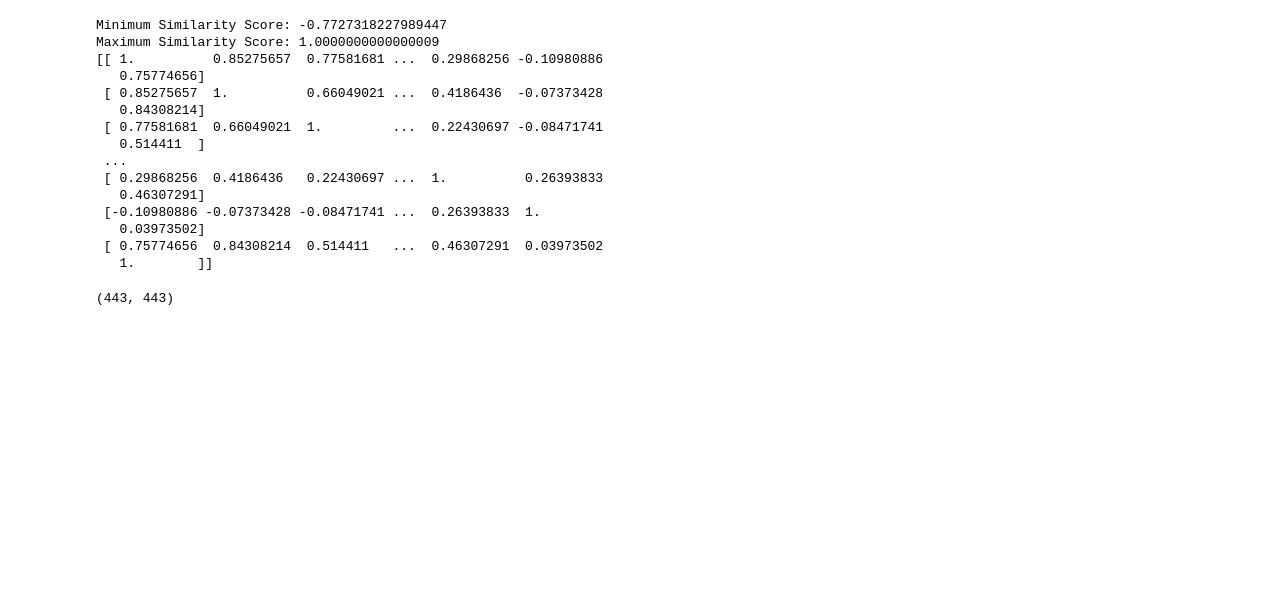
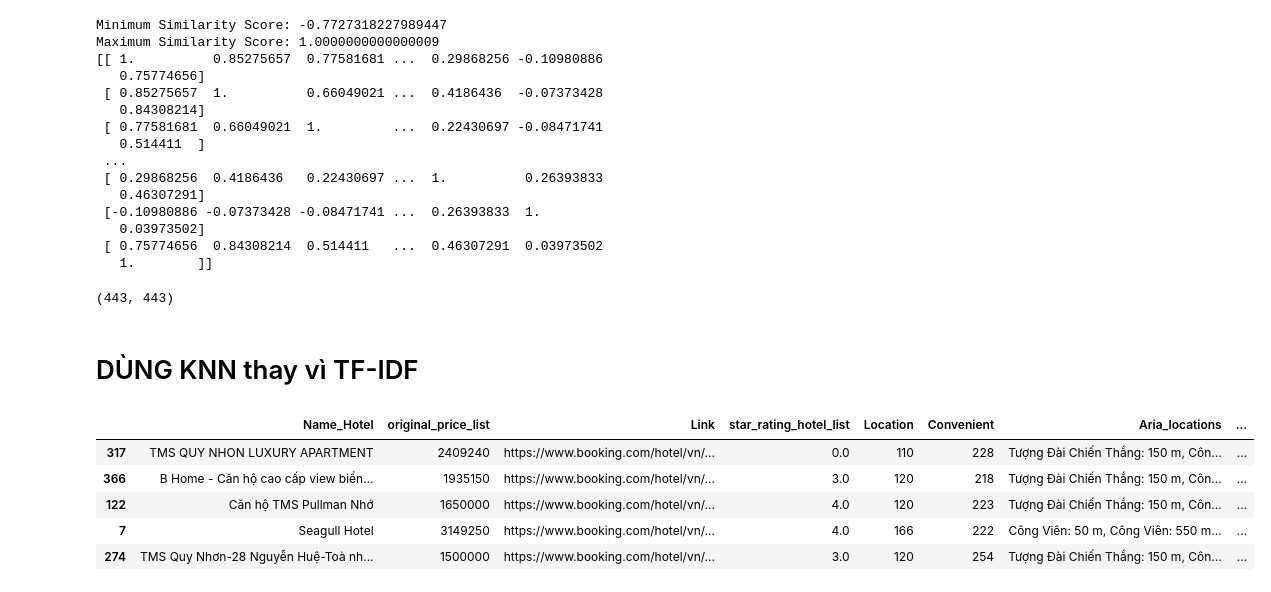
Before and after one commit to DoanHoaiNam/DSG-bath15, a Jupyter notebook: Content-based.ipynb, the cells around one changed output. Cells and saved outputs as stored; diff of their text form; code cells hidden in the pictures; blank space fills up the shorter version.

```diff
--- a/Content-based.ipynb
+++ b/Content-based.ipynb
@@ -351,3 +351,5 @@ Maximum Similarity Score: 1.0000000000000009
  [ 0.75774656  0.84308214  0.514411   ...  0.46307291  0.03973502
    1.        ]]
 (443, 443)
+# %% [markdown]
+# DÙNG KNN thay vì TF-IDF
@@ -353,0 +359,59 @@ Maximum Similarity Score: 1.0000000000000009
+# %%
+from sklearn.preprocessing import LabelEncoder,StandardScaler
+from sklearn.neighbors import NearestNeighbors
+
+# Đọc dữ liệu từ dataframe
+# df là dataframe chứa dữ liệu của bạn
+# 'Name_Hotel', 'User_vote_hotel', 'Location', 'Convenient', 'star_rating_hotel_list' là các cột bạn quan tâm
+# Giả sử df là dataframe chứa dữ liệu của bạn
+# Tiến hành xử lý dữ liệu cần thiết (ví dụ: mã hóa các biến phân loại, chuẩn hóa dữ liệu,...)
+
+# Mã hóa biến phân loại nếu cần thiết
+label_encoder = LabelEncoder()
+# data['Name_Hotel'] = label_encoder.fit_transform(data['Name_Hotel'])
+data['Location'] = label_encoder.fit_transform(data['Location'])
+data['Convenient'] = label_encoder.fit_transform(data['Convenient'])
+data['hightlight_Hotel'] = label_encoder.fit_transform(data['hightlight_Hotel'])
+data['Comment_Hotel'] = label_encoder.fit_transform(data['Comment_Hotel'])
+
+scaler_star_rating = StandardScaler()
+data['star_rating_hotel_list_normalized'] = scaler_star_rating.fit_transform(data[['star_rating_hotel_list']])
+
+# Chuẩn hóa cột 'original_price_list'
+scaler_original_price = StandardScaler()
+data['original_price_list_normalized'] = scaler_original_price.fit_transform(data[['original_price_list']])
+
+# Chuẩn hóa cột 'User_vote_hotel'
+scaler_user_vote = StandardScaler()
+data['User_vote_hotel_normalized'] = scaler_user_vote.fit_transform(data[['User_vote_hotel']])
+# Xác định feature matrix và vector đích
+X = data[['User_vote_hotel_normalized', 'Location', 'Convenient', 'star_rating_hotel_list_normalized','hightlight_Hotel','original_price_list_normalized','Comment_Hotel']]  # Features
+
+# Huấn luyện mô hình KNN
+model = NearestNeighbors(n_neighbors=6, algorithm='auto')  # Số lân cận là 6 để bao gồm cả chính khách sạn đầu vào
+model.fit(X)
+
+def recommend_similar_hotels(input_hotel_name):
+    # Tìm index của khách sạn đã nhập
+    input_hotel_index = data[data['Name_Hotel'] == input_hotel_name].index.tolist()[0]
+
+    # Tìm các hàng tương tự với khách sạn đã nhập
+    distances, indices = model.kneighbors(X.iloc[[input_hotel_index]])
+
+    # In ra 5 khách sạn tương tự nhất (trừ khách sạn đầu vào)
+    similar_hotels_indices = indices[0][1:]  # Bỏ qua khách sạn đầu vào
+    similar_hotels = data.iloc[similar_hotels_indices]
+
+    return similar_hotels
+
+# Sử dụng hàm recommend_similar_hotels để gợi ý các khách sạn tương tự với khách sạn đã nhập
+input_hotel_name = 'Grand Hyams Hotel - Quy Nhon Beach'  # Thay 'Tên khách sạn đã nhập' bằng tên khách sạn bạn muốn nhập
+recommended_hotels = recommend_similar_hotels(input_hotel_name)
+recommended_hotels
+# %% [output]
+|  | Name_Hotel | original_price_list | Link | star_rating_hotel_list | Location | Convenient | Aria_locations | ... |
+| 317 | TMS QUY NHON LUXURY APARTMENT | 2409240 | https://www.booking.com/hotel/vn/... | 0.0 | 110 | 228 | Tượng Đài Chiến Thắng: 150 m, Côn... | ... |
+| 366 | B Home - Căn hộ cao cấp view biển... | 1935150 | https://www.booking.com/hotel/vn/... | 3.0 | 120 | 218 | Tượng Đài Chiến Thắng: 150 m, Côn... | ... |
+| 122 | Căn hộ TMS Pullman Nhớ | 1650000 | https://www.booking.com/hotel/vn/... | 4.0 | 120 | 223 | Tượng Đài Chiến Thắng: 150 m, Côn... | ... |
+| 7 | Seagull Hotel | 3149250 | https://www.booking.com/hotel/vn/... | 4.0 | 166 | 222 | Công Viên: 50 m, Công Viên: 550 m... | ... |
+| 274 | TMS Quy Nhơn-28 Nguyễn Huệ-Toà nh... | 1500000 | https://www.booking.com/hotel/vn/... | 3.0 | 120 | 254 | Tượng Đài Chiến Thắng: 150 m, Côn... | ... |
```
Also changed, not shown: parts of 6 cells of this notebook.
